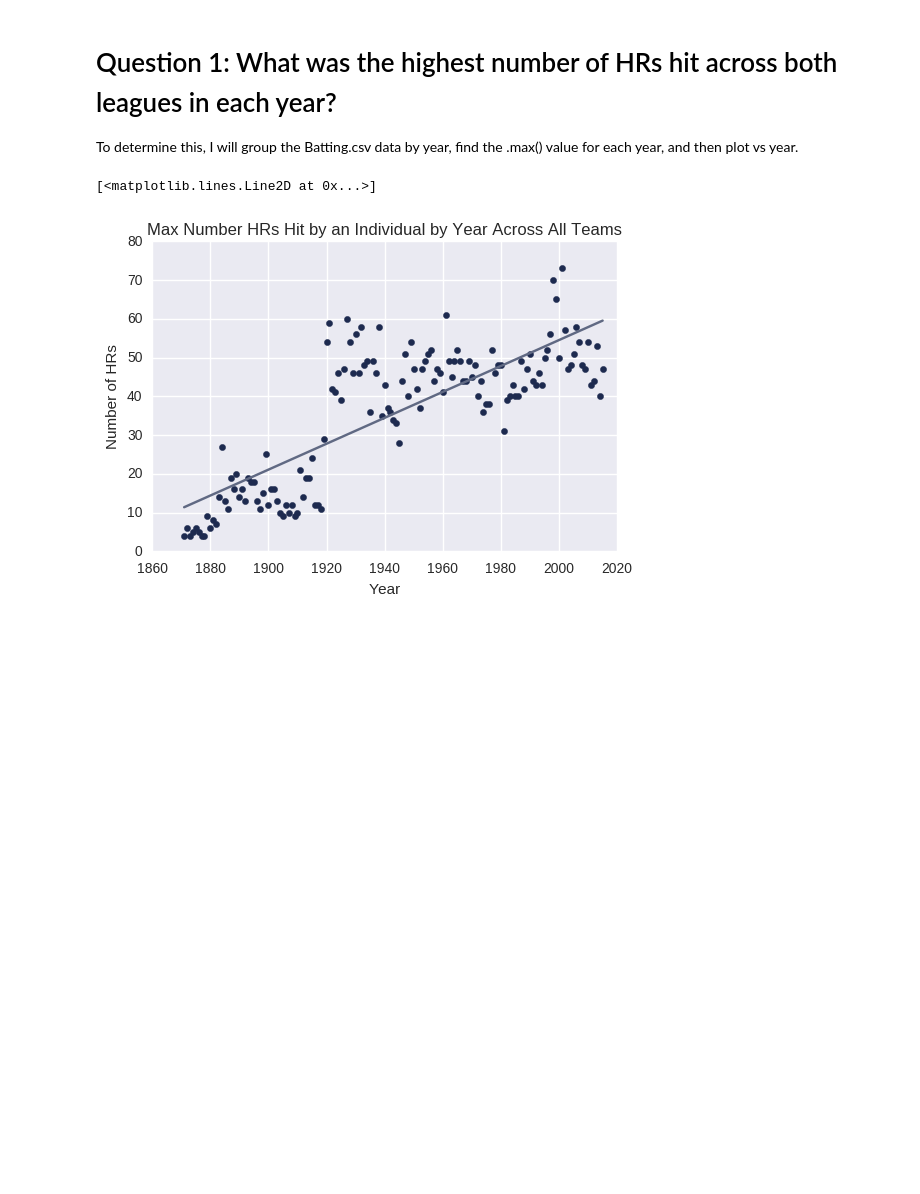
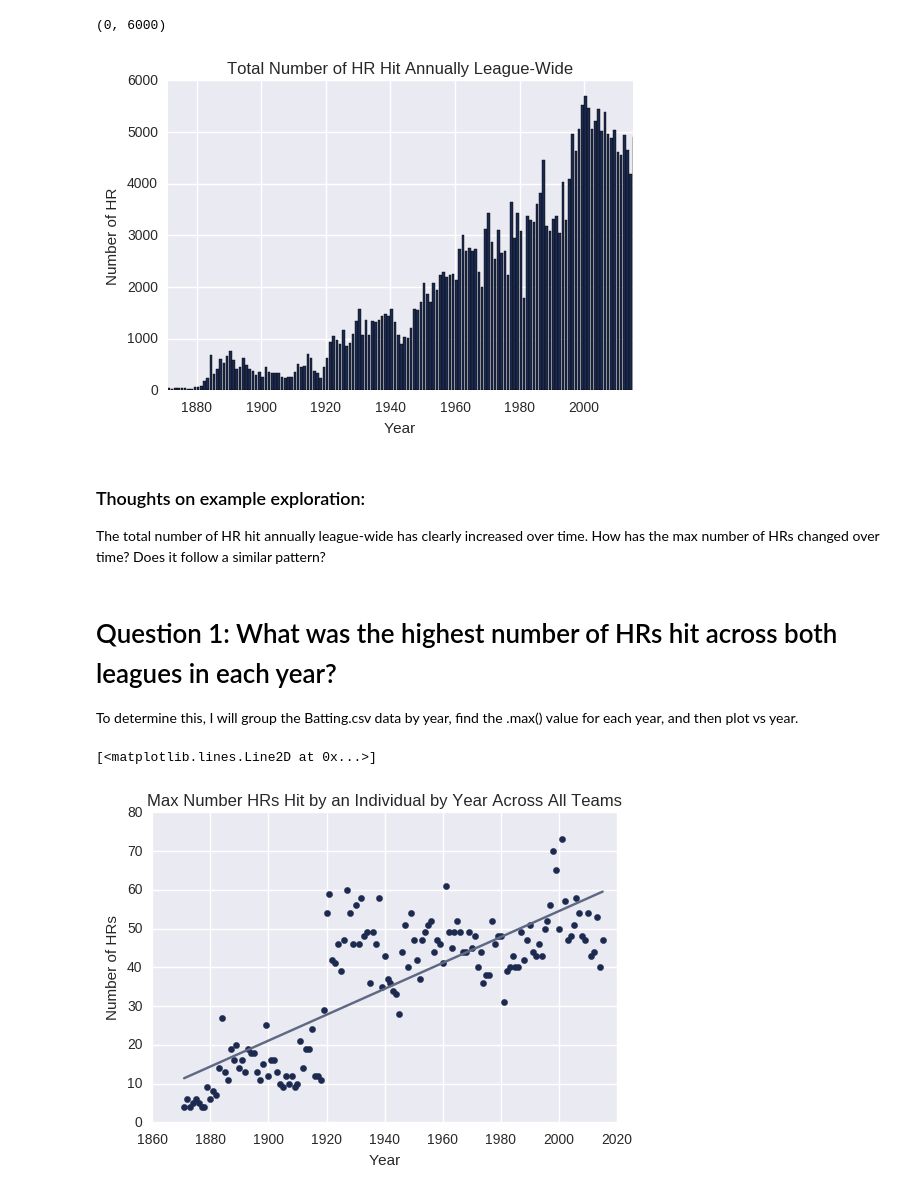
Before and after one commit to bjemcnally/Udacity-IPND-Data-Analyst-Project, a Jupyter notebook: IPND_Data_Analyst_Project.ipynb, the cells around one changed output. Drawn from its saved outputs; the diff is of its cells as text; code cells hidden in the pictures; blank space fills up the shorter version.

```diff
--- a/IPND_Data_Analyst_Project.ipynb
+++ b/IPND_Data_Analyst_Project.ipynb
@@ -16,3 +94,27 @@ http://www.seanlahman.com/baseball-archive/statistics/
+# %%
+total_HR_each_year = batting_group_year.sum()['HR']
+# %%
+import numpy as np
+import matplotlib.pyplot as plt
+%matplotlib inline
+
+x = range(1871,2016)
+y = total_HR_each_year
+
+plt.bar(x, y, color = '#1d2a4f')
+
+plt.title('Total Number of HR Hit Annually League-Wide')
+plt.xlabel('Year')
+plt.ylabel('Number of HR')
+plt.xlim(1871, 2015)
+plt.ylim(0, 6000)
+# %% [output]
+(0, 6000)
+[figure, added]
+# %% [markdown]
+### Thoughts on example exploration:
+
+The total number of HR hit annually league-wide has clearly increased over time. How has the max number of HRs changed over time? Does it follow a similar pattern?
 # %% [markdown]
 # Question 1: What was the highest number of HRs hit across both leagues in each year?
 
```
Also changed, not shown: parts of 32 cells of this notebook.
